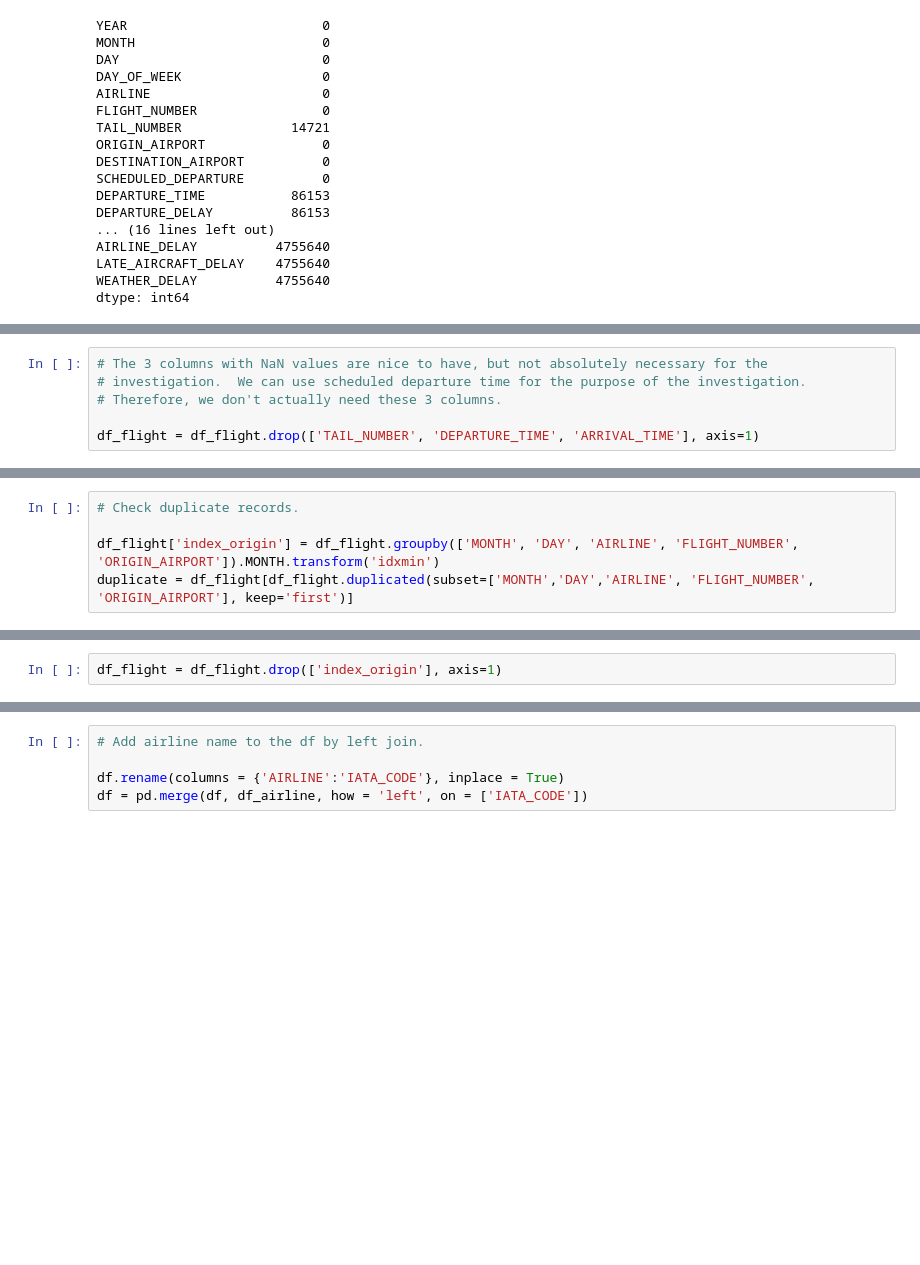
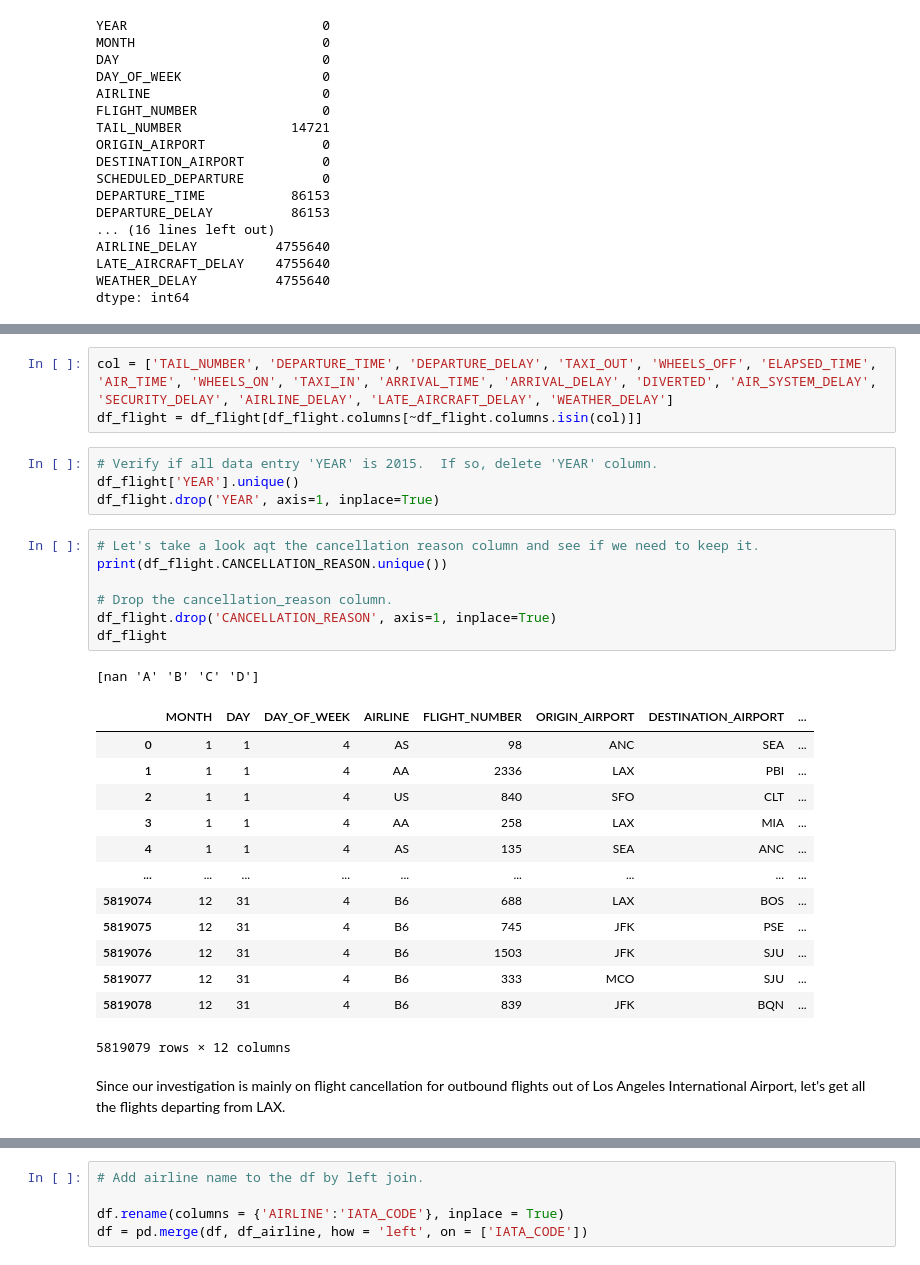
Before and after one commit to Code-charm/DataScienceCapstone1, a Jupyter notebook: Capstone2_DataWrangling.ipynb, the cells around one changed output, grey strips where cells are left out. Drawn from its saved outputs; the diff is of its cells as text; blank space fills up the shorter version.

```diff
--- a/Capstone2_DataWrangling.ipynb
+++ b/Capstone2_DataWrangling.ipynb
@@ -184,6 +106,0 @@ dtype: int64
-# %%
-# The 3 columns with NaN values are nice to have, but not absolutely necessary for the
-# investigation.  We can use scheduled departure time for the purpose of the investigation.
-# Therefore, we don't actually need these 3 columns.
-
-df_flight = df_flight.drop(['TAIL_NUMBER', 'DEPARTURE_TIME', 'ARRIVAL_TIME'], axis=1)
@@ -203,5 +106,0 @@ entries.
-# %%
-# Check duplicate records.
-
-df_flight['index_origin'] = df_flight.groupby(['MONTH', 'DAY', 'AIRLINE', 'FLIGHT_NUMBER', 'ORIGIN_AIRPORT']).MONTH.transform('idxmin')
-duplicate = df_flight[df_flight.duplicated(subset=['MONTH','DAY','AIRLINE', 'FLIGHT_NUMBER', 'ORIGIN_AIRPORT'], keep='first')]
@@ -240,2 +106,0 @@ see the airline names in the main file instead of the IATA codes.
-# %%
-df_flight = df_flight.drop(['index_origin'], axis=1)
@@ -284,0 +109,31 @@ df = df.fillna('Unknown')
+# %%
+col = ['TAIL_NUMBER', 'DEPARTURE_TIME', 'DEPARTURE_DELAY', 'TAXI_OUT', 'WHEELS_OFF', 'ELAPSED_TIME', 'AIR_TIME', 'WHEELS_ON', 'TAXI_IN', 'ARRIVAL_TIME', 'ARRIVAL_DELAY', 'DIVERTED', 'AIR_SYSTEM_DELAY', 'SECURITY_DELAY', 'AIRLINE_DELAY', 'LATE_AIRCRAFT_DELAY', 'WEATHER_DELAY']
+df_flight = df_flight[df_flight.columns[~df_flight.columns.isin(col)]]
+# %%
+# Verify if all data entry 'YEAR' is 2015.  If so, delete 'YEAR' column.
+df_flight['YEAR'].unique()
+df_flight.drop('YEAR', axis=1, inplace=True)
+# %%
+# Let's take a look aqt the cancellation reason column and see if we need to keep it.
+print(df_flight.CANCELLATION_REASON.unique())
+
+# Drop the cancellation_reason column.
+df_flight.drop('CANCELLATION_REASON', axis=1, inplace=True)
+df_flight
+# %% [output]
+[nan 'A' 'B' 'C' 'D']
+|  | MONTH | DAY | DAY_OF_WEEK | AIRLINE | FLIGHT_NUMBER | ORIGIN_AIRPORT | DESTINATION_AIRPORT | ... |
+| 0 | 1 | 1 | 4 | AS | 98 | ANC | SEA | ... |
+| 1 | 1 | 1 | 4 | AA | 2336 | LAX | PBI | ... |
+| 2 | 1 | 1 | 4 | US | 840 | SFO | CLT | ... |
+| 3 | 1 | 1 | 4 | AA | 258 | LAX | MIA | ... |
+| 4 | 1 | 1 | 4 | AS | 135 | SEA | ANC | ... |
+| ... | ... | ... | ... | ... | ... | ... | ... | ... |
+| 5819074 | 12 | 31 | 4 | B6 | 688 | LAX | BOS | ... |
+| 5819075 | 12 | 31 | 4 | B6 | 745 | JFK | PSE | ... |
+| 5819076 | 12 | 31 | 4 | B6 | 1503 | JFK | SJU | ... |
+| 5819077 | 12 | 31 | 4 | B6 | 333 | MCO | SJU | ... |
+| 5819078 | 12 | 31 | 4 | B6 | 839 | JFK | BQN | ... |
+5819079 rows × 12 columns
+# %% [markdown]
+Since our investigation is mainly on flight cancellation for outbound flights out of Los Angeles International Airport, let's get all the flights departing from LAX.
```
Also changed, not shown: parts of 73 cells of this notebook.
